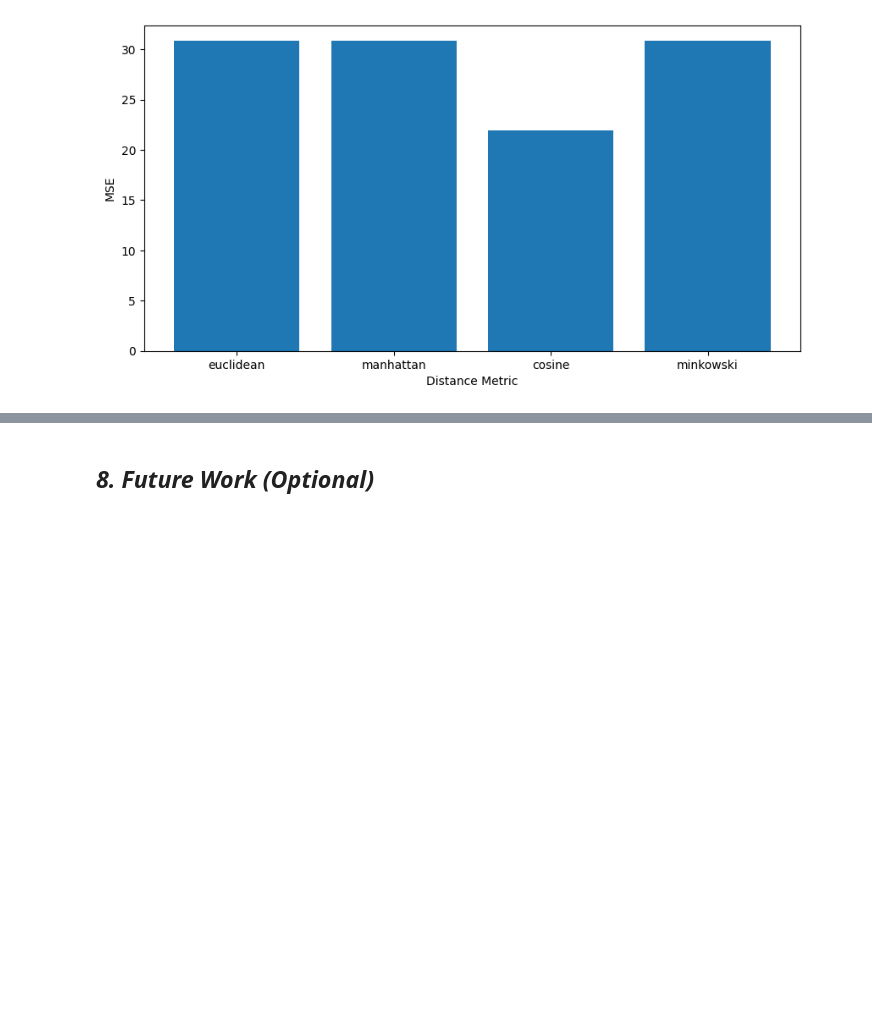
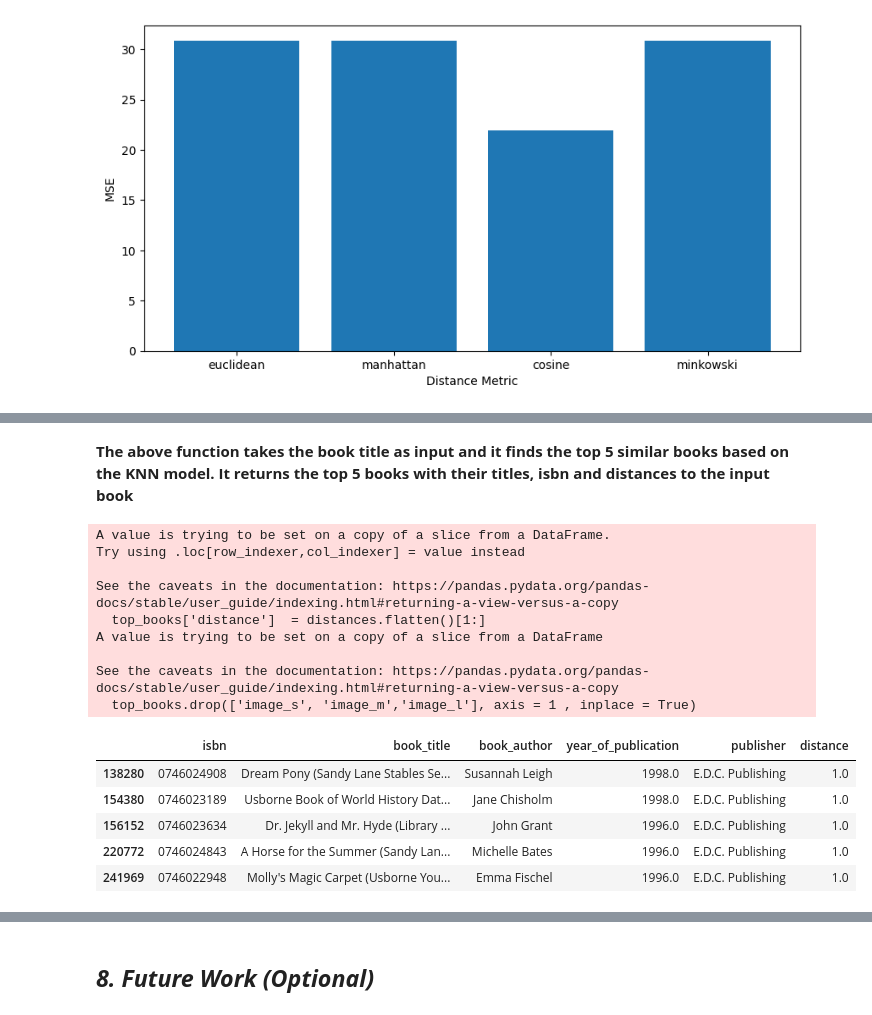
Before and after one commit to Jamal-1018/Book_Recommeder_System_Unsupervised_learning, a Jupyter notebook: Book_recommendation_sysytem_unsupervised.ipynb, the cells around one changed output, grey strips where cells are left out. Saved outputs shown, nothing was run; the diff lists cells and outputs as text; code cells hidden in the pictures; blank space fills up the shorter version.

```diff
--- a/Book_recommendation_sysytem_unsupervised.ipynb
+++ b/Book_recommendation_sysytem_unsupervised.ipynb
@@ -1172,0 +1219,3 @@ plt.show()
+# %%
+# Converting the final pivot table to sparse matrix
+csr_matrix = csr_matrix(final_pivot.values)
@@ -1172,0 +1228,53 @@ plt.show()
+# %%
+# Creating a function to get recommendations of the input
+def get_recommendations(book_title):
+
+  '''This function takes the book title as input and
+  finds the top 5 books similar basis on the knn model along with their titles, isbns, distances to the input book '''
+
+  # Get the ISBN of the given input book title
+  isbn = books[books['book_title'] == book_title]['isbn'].iloc[0]
+
+  # Get the index of the input book from the pivot table
+  book_index  = final_pivot.index.get_loc(isbn)
+
+  # Find the k nearest neighbors of the input book
+  distances, indices = knn_model.kneighbors(final_pivot.iloc[book_index,:].values.reshape(1,-1), n_neighbors = 6)
+
+  # Get the ISBNs of the nearest neighbors
+  neighbor_isbn = [final_pivot.index[i] for i in indices.flatten()[1:]]
+
+  # filter books from the data
+  top_books = books[books['isbn'].isin(neighbor_isbn)]
+
+  # Adding a column for the distance of the book
+  top_books['distance']  = distances.flatten()[1:]
+
+  # Dropping the images columns from the data
+  top_books.drop(['image_s', 'image_m','image_l'], axis = 1 , inplace = True)
+
+  # Sorting the values in the data
+  top_books = top_books.sort_values('distance').head()
+
+  return top_books
+# %% [markdown]
+**The above function takes the book title as input and it finds the top 5 similar books based on the KNN model. It returns the top 5 books with their titles, isbn and distances to the input book**
+# %%
+# Example usage 1: Get recommendations for the book 'Beverly Hills'
+display(get_recommendations('Beverly Hills'))
+# %% [output]
+A value is trying to be set on a copy of a slice from a DataFrame.
+Try using .loc[row_indexer,col_indexer] = value instead
+
+See the caveats in the documentation: https://pandas.pydata.org/pandas-docs/stable/user_guide/indexing.html#returning-a-view-versus-a-copy
+  top_books['distance']  = distances.flatten()[1:]
+A value is trying to be set on a copy of a slice from a DataFrame
+
+See the caveats in the documentation: https://pandas.pydata.org/pandas-docs/stable/user_guide/indexing.html#returning-a-view-versus-a-copy
+  top_books.drop(['image_s', 'image_m','image_l'], axis = 1 , inplace = True)
+|  | isbn | book_title | book_author | year_of_publication | publisher | distance |
+| 138280 | 0746024908 | Dream Pony (Sandy Lane Stables Se... | Susannah Leigh | 1998.0 | E.D.C. Publishing | 1.0 |
+| 154380 | 0746023189 | Usborne Book of World History Dat... | Jane Chisholm | 1998.0 | E.D.C. Publishing | 1.0 |
+| 156152 | 0746023634 | Dr. Jekyll and Mr. Hyde (Library ... | John Grant | 1996.0 | E.D.C. Publishing | 1.0 |
+| 220772 | 0746024843 | A Horse for the Summer (Sandy Lan... | Michelle Bates | 1996.0 | E.D.C. Publishing | 1.0 |
+| 241969 | 0746022948 | Molly's Magic Carpet (Usborne You... | Emma Fischel | 1996.0 | E.D.C. Publishing | 1.0 |
```
Also changed, not shown: parts of 6 cells of this notebook.
